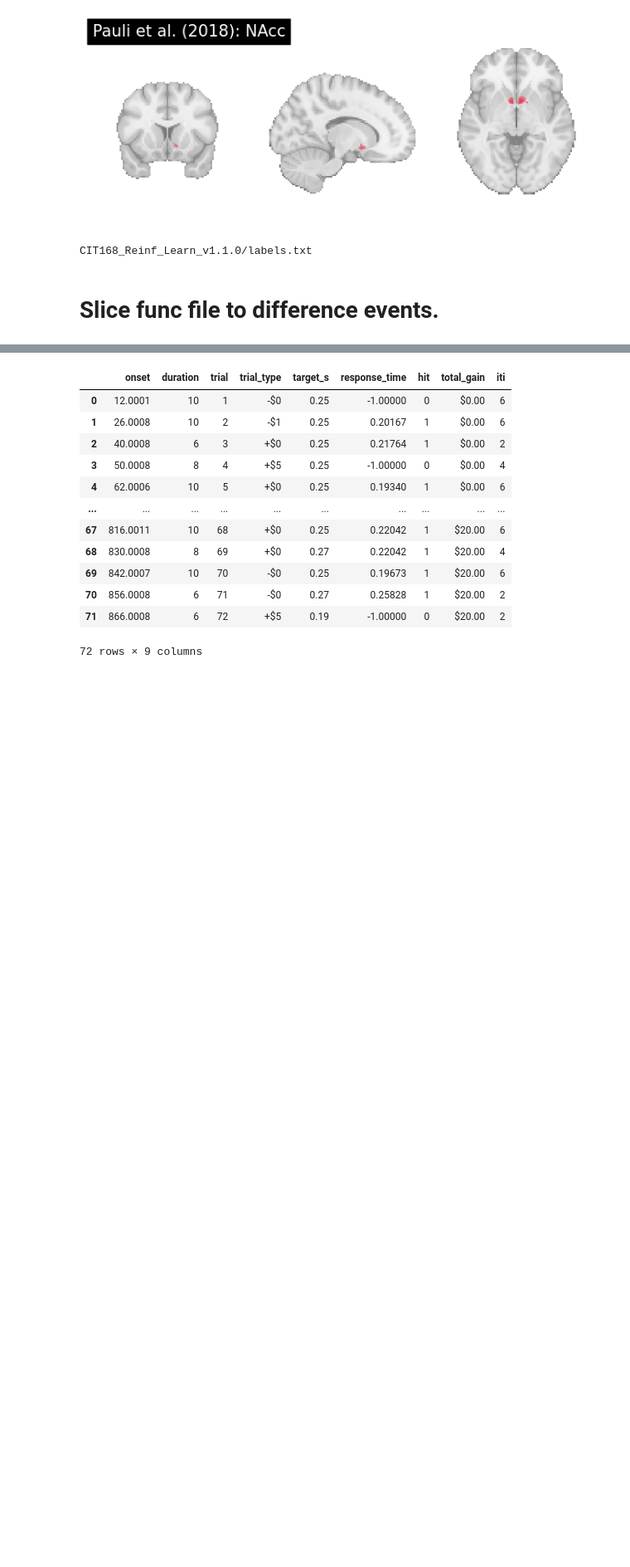
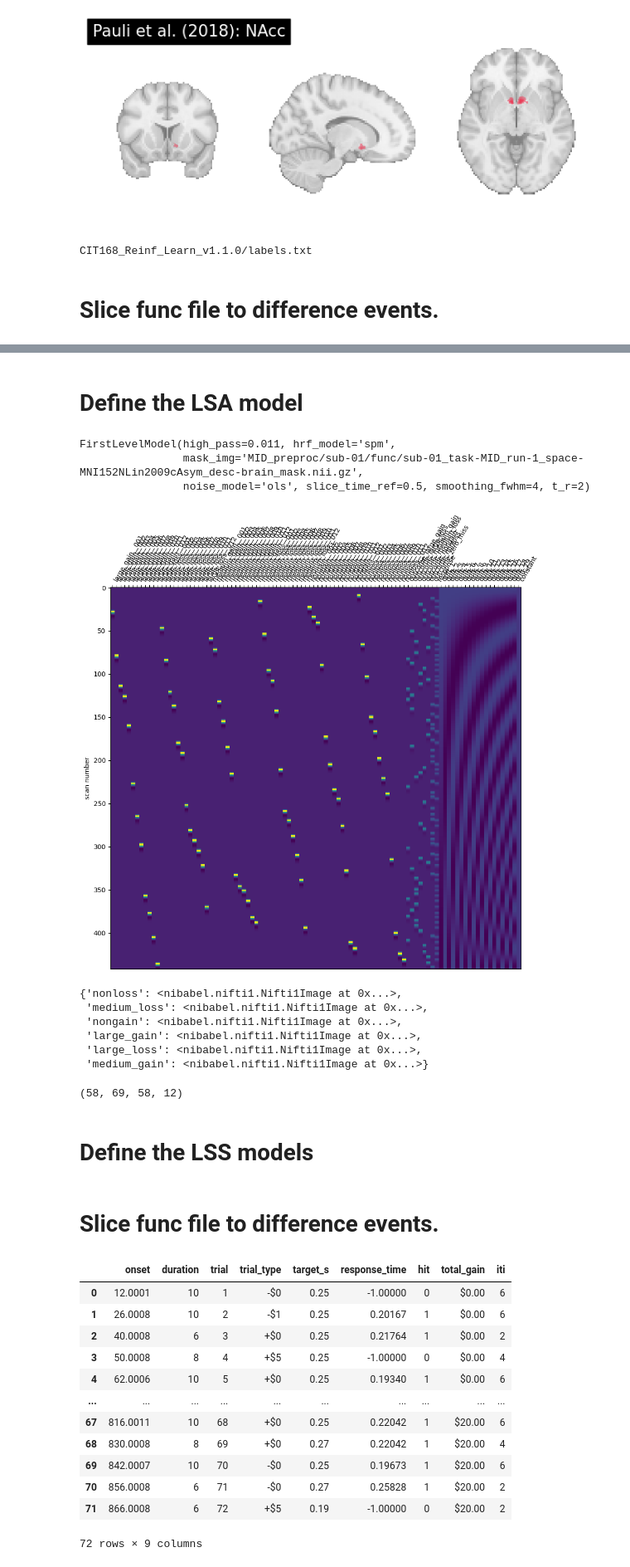
Before and after one commit to LuisA00/Analysis_Playground, a Jupyter notebook: Monetary_Incentive_Delay_fMRI/SingleParticipant_GLM_ROI_PPI_Analyses.ipynb, the cells around one changed output, grey strips where cells are left out. Shown at 83% size. Cells and saved outputs as stored; diff of their text form; code cells hidden in the pictures; blank space fills up the shorter version.

```diff
--- a/Monetary_Incentive_Delay_fMRI/SingleParticipant_GLM_ROI_PPI_Analyses.ipynb
+++ b/Monetary_Incentive_Delay_fMRI/SingleParticipant_GLM_ROI_PPI_Analyses.ipynb
@@ -254,0 +393,38 @@ CIT168_Reinf_Learn_v1.1.0/labels.txt
+# %% [markdown]
+# Define the LSA model
+# %%
+# Transform the DataFrame for LSA
+lsa_events_df = run1_events.copy()
+conditions = lsa_events_df["trial_type"].unique()
+condition_counter = {c: 0 for c in conditions}
+for i_trial, trial in lsa_events_df.iterrows():
+    trial_condition = trial["trial_type"]
+    # Check if the trial_condition doesn't contain 'outcome' or 'response'
+    if 'outcome' not in trial_condition and 'response' not in trial_condition:
+        condition_counter[trial_condition] += 1
+        trial_name = f"{trial_condition}__{condition_counter[trial_condition]:03d}"
+
+        # Assign the modified trial_name to the DataFrame
+        lsa_events_df.loc[i_trial, "trial_type"] = trial_name
+# %%
+lsa_glm = FirstLevelModel(t_r=2,
+    noise_model="ols",
+    standardize=True,
+    hrf_model="spm",
+    drift_model="cosine",
+    high_pass= 0.011,
+    slice_time_ref=0.5,
+    mask_img=sub01_run1_mask_file,
+    smoothing_fwhm = 4)
+
+lsa_glm.fit(sub01_run1_func_file, lsa_events_df)
+# %% [output]
+FirstLevelModel(high_pass=0.011, hrf_model='spm',
+                mask_img='MID_preproc/sub-01/func/sub-01_task-MID_run-1_space-MNI152NLin2009cAsym_desc-brain_mask.nii.gz',
+                noise_model='ols', slice_time_ref=0.5, smoothing_fwhm=4, t_r=2)
+# %%
+fig, ax = plt.subplots(figsize=(10, 10))
+plot_design_matrix(lsa_glm.design_matrices_[0], ax=ax)
+fig.show()
+# %% [output]
+[figure, added]
@@ -255,3 +448,25 @@ CIT168_Reinf_Learn_v1.1.0/labels.txt
+# %%
+# We can concatenate the lists of 3D maps into a single 4D beta series for
+# each condition, if we want
+lsa_beta_maps = {name: concat_imgs(maps) for name, maps in lsa_beta_maps.items()}
+
+lsa_beta_maps
+# %% [output]
+{'nonloss': <nibabel.nifti1.Nifti1Image at 0x...>,
+ 'medium_loss': <nibabel.nifti1.Nifti1Image at 0x...>,
+ 'nongain': <nibabel.nifti1.Nifti1Image at 0x...>,
+ 'large_gain': <nibabel.nifti1.Nifti1Image at 0x...>,
+ 'large_loss': <nibabel.nifti1.Nifti1Image at 0x...>,
+ 'medium_gain': <nibabel.nifti1.Nifti1Image at 0x...>}
+# %%
+lsa_beta_maps["large_gain"]
+# Can be used for PPI analysis.
+# %% [output]
+(58, 69, 58, 12)
+# %% [markdown]
+# Define the LSS models
+# %% [markdown]
+# Slice func file to difference events.
 # %%
 n_timepoints
 run1_events_raw[0:72]
```
Also changed, not shown: parts of 20 cells of this notebook.
